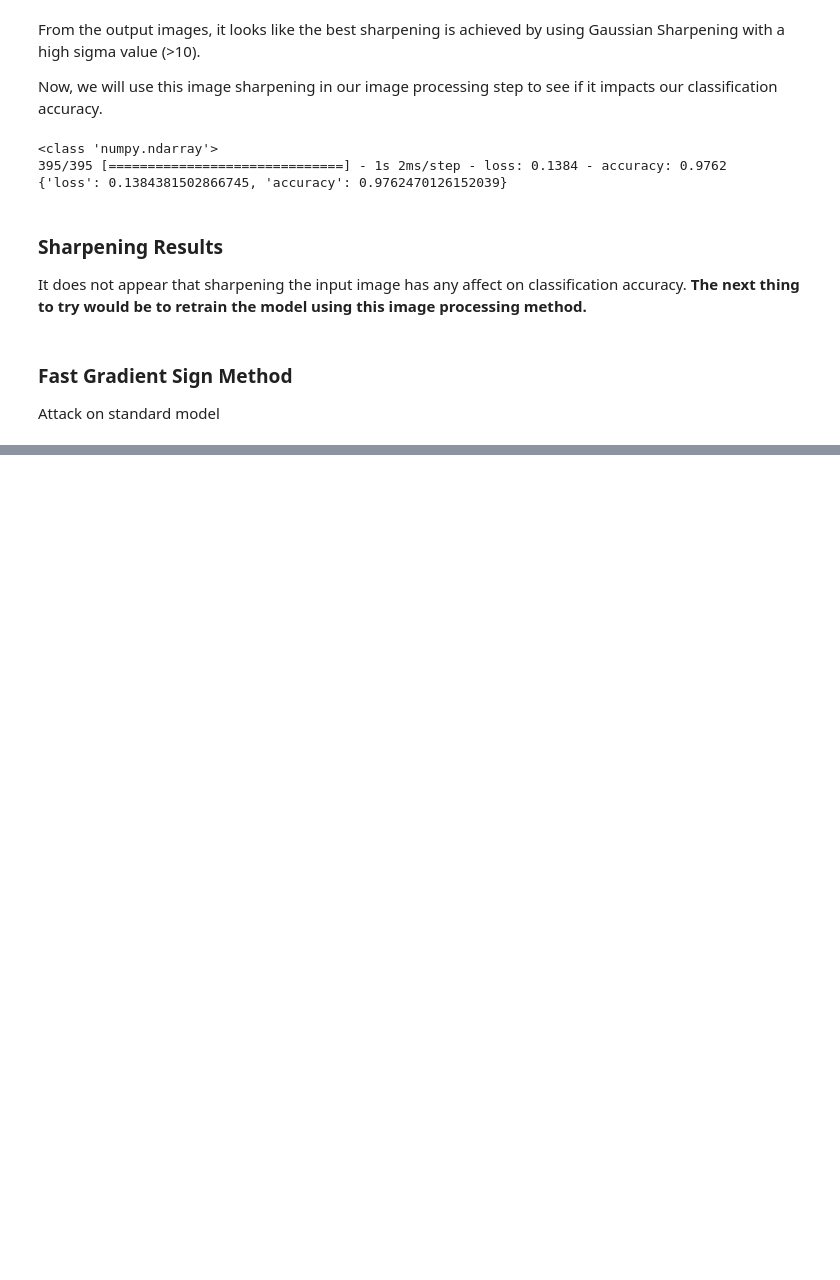
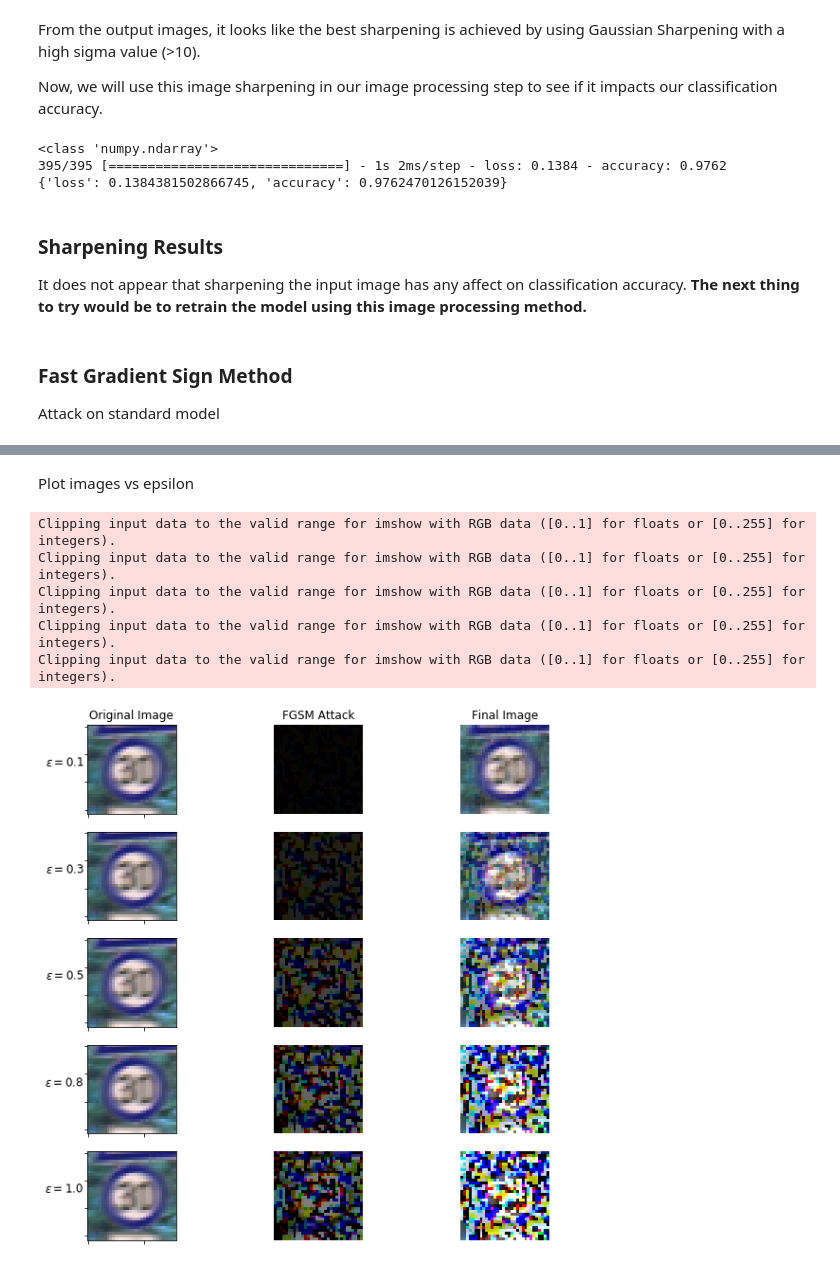
Before and after one commit to derekjohnsonva/GTSRB_ML_Exploration, a Jupyter notebook: exploration.ipynb, the cells around one changed output, grey strips where cells are left out. Saved outputs shown, nothing was run; the diff lists cells and outputs as text; code cells hidden in the pictures; blank space fills up the shorter version.

```diff
--- a/exploration.ipynb
+++ b/exploration.ipynb
@@ -691,0 +881,48 @@ Clipping input data to the valid range for imshow with RGB data ([0..1] for floa
+# %% [markdown]
+Plot images vs epsilon
+# %%
+def plot_originals_2():
+    for i in range(0,5):
+        plt.subplot(5,3,i*3+1)
+#         plt.axis('off')
+        plt.yticks(color='w')
+        plt.xticks(color='w')
+        plt.imshow((cv.resize(real_test_images[image_index],(32,32))).astype(int))
+        plt.ylabel(r'$\epsilon=$' + str(epsilon[i]), rotation=1, size='large')
+        if i == 0:
+            plt.title('Original Image')
+#         plt.title("Original")
+
+def plot_attacks_2():
+    for i,j in enumerate(epsilons_index):
+        plt.subplot(5,3,i*3+2)
+        plt.axis('off')
+        plt.imshow(attacks_2[j])
+        if i == 0:
+            plt.title('FGSM Attack', size='large')
+#         plt.title("Original")
+
+def plot_attacked_2():
+    for i,j in enumerate(epsilons_index):
+        plt.subplot(5,3,i*3+3)
+        plt.axis('off')
+#         print(j)
+        plt.imshow(attacked_2[j])
+        if i == 0:
+            plt.title('Final Image', size='large')
+#         plt.title("Original")
+
+plt.figure(figsize=(10,10))
+epsilons_index = [1,5,10,15,19]
+epsilon = np.round_(eps[epsilons_index],1)
+
+plot_originals_2()
+plot_attacks_2()
+plot_attacked_2()
+# %% [output]
+Clipping input data to the valid range for imshow with RGB data ([0..1] for floats or [0..255] for integers).
+Clipping input data to the valid range for imshow with RGB data ([0..1] for floats or [0..255] for integers).
+Clipping input data to the valid range for imshow with RGB data ([0..1] for floats or [0..255] for integers).
+Clipping input data to the valid range for imshow with RGB data ([0..1] for floats or [0..255] for integers).
+Clipping input data to the valid range for imshow with RGB data ([0..1] for floats or [0..255] for integers).
+[figure, added]
```
Also changed, not shown: parts of 16 cells of this notebook.
